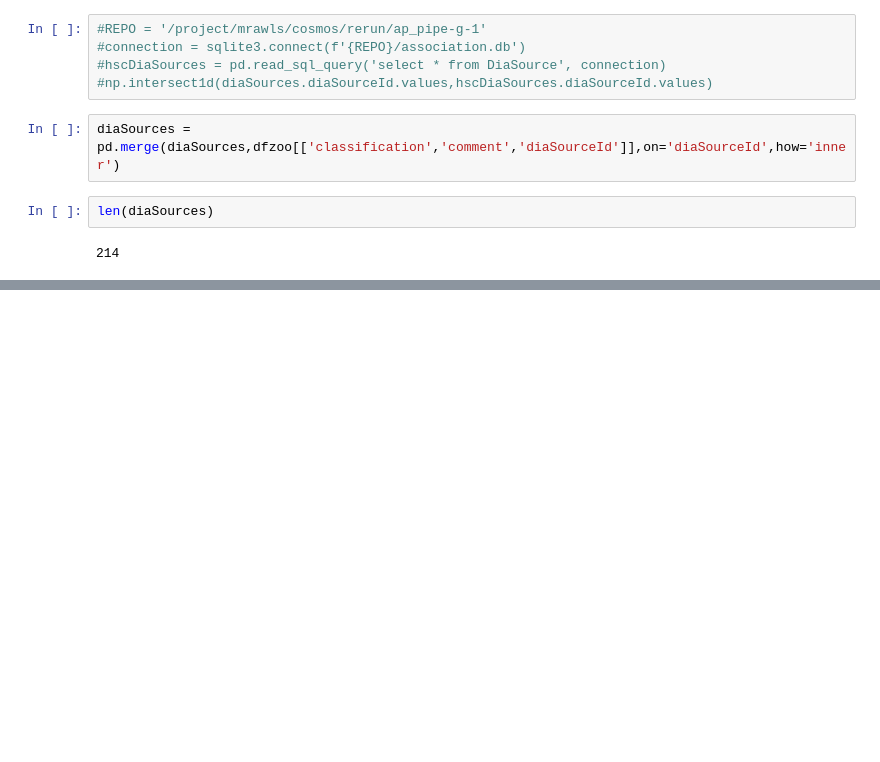
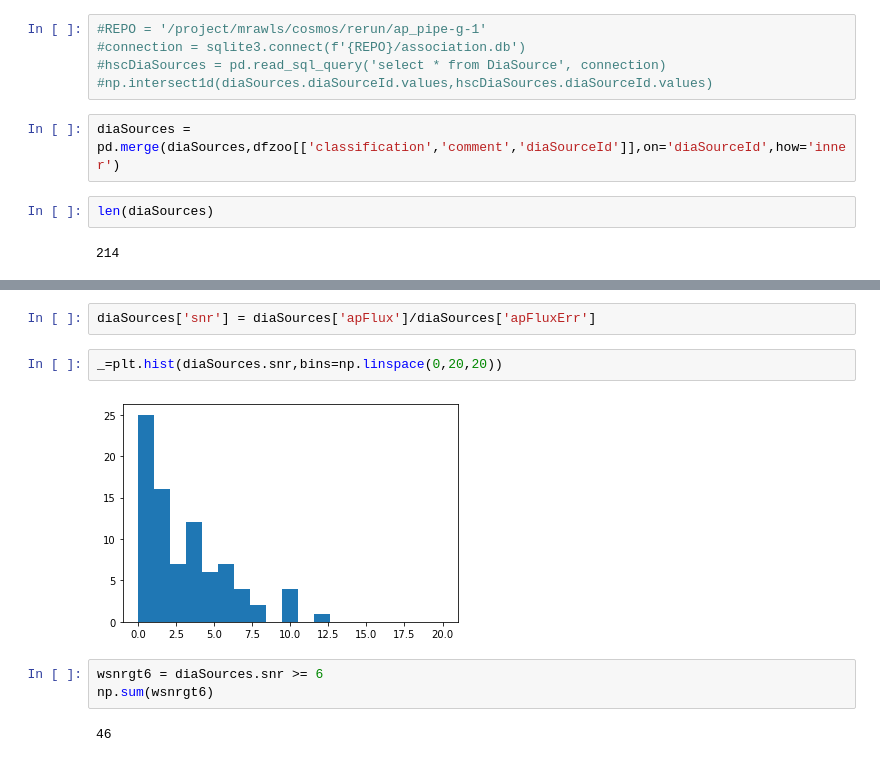
Before and after one commit to lsst/alert_packet, a Jupyter notebook: examples/zooniverse_analysis.ipynb, the cells around one changed output, grey strips where cells are left out. Saved outputs shown, nothing was run; the diff lists cells and outputs as text; blank space fills up the shorter version.

```diff
--- a/examples/zooniverse_analysis.ipynb
+++ b/examples/zooniverse_analysis.ipynb
@@ -60,0 +174,11 @@ TypeError: unsupported operand type(s) for /: 'str' and 'int'
+# %%
+diaSources['snr'] = diaSources['apFlux']/diaSources['apFluxErr']
+# %%
+_=plt.hist(diaSources.snr,bins=np.linspace(0,20,20))
+# %% [output]
+[figure, added]
+# %%
+wsnrgt6 = diaSources.snr >= 6
+np.sum(wsnrgt6)
+# %% [output]
+46
```
Also changed, not shown: parts of 16 cells of this notebook.
